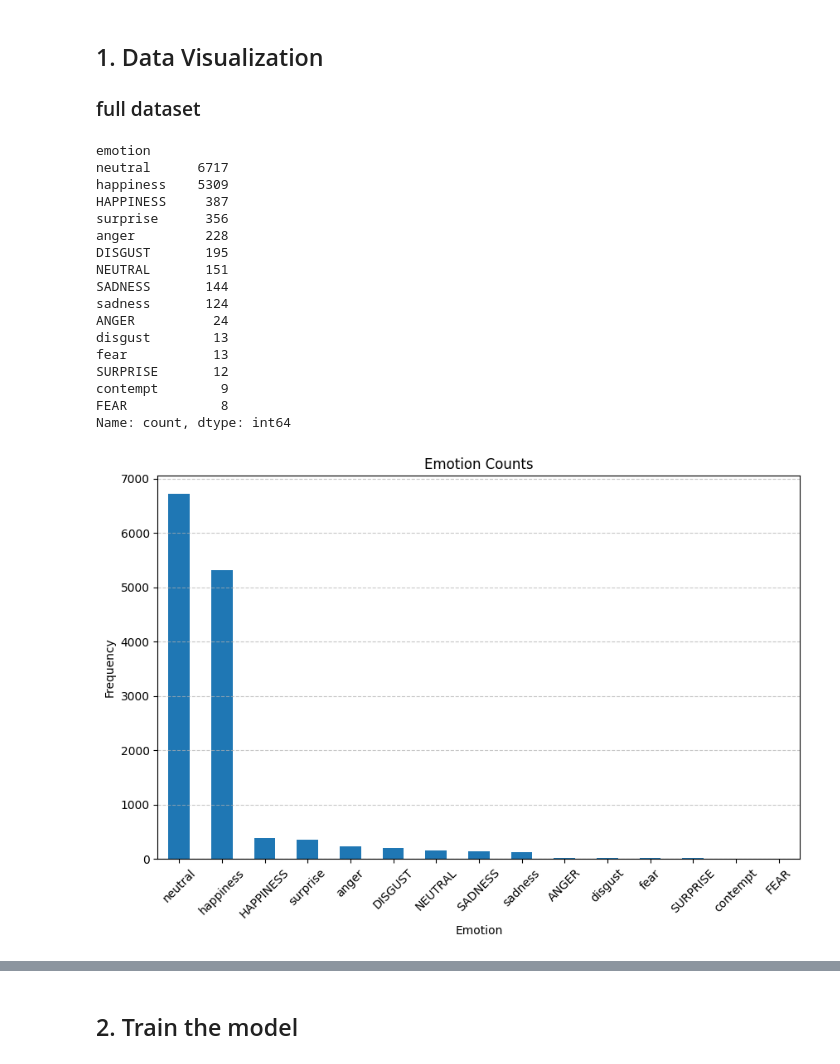
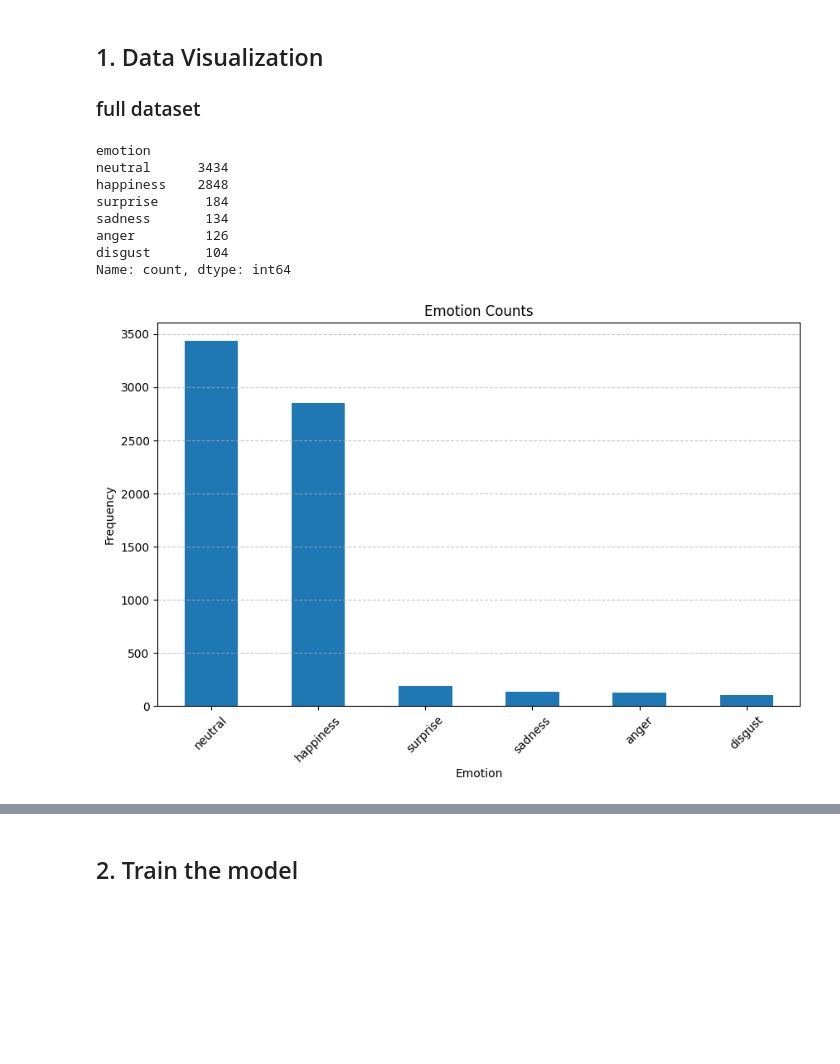
Before and after one commit to sajio1/facial_expressions, a Jupyter notebook: emotional_detection.ipynb, the cells around one changed output, grey strips where cells are left out. Drawn from its saved outputs; the diff is of its cells as text; code cells hidden in the pictures; blank space fills up the shorter version.

```diff
--- a/emotional_detection.ipynb
+++ b/emotional_detection.ipynb
@@ -4,38 +4,29 @@
 # %%
 import pandas as pd
 import matplotlib.pyplot as plt
 
 
-df = pd.read_csv('data\\legend.csv')
+df = pd.read_csv('data\\1over6_original.csv')
 
 emotion_counts = df['emotion'].value_counts()
 
 print(emotion_counts)
 
 plt.figure(figsize=(10, 6))
 emotion_counts.plot(kind='bar')
 plt.title('Emotion Counts')
 plt.xlabel('Emotion')
 plt.ylabel('Frequency')
 plt.xticks(rotation=45)
 plt.grid(axis='y', linestyle='--', alpha=0.7)
 plt.show()
 # %% [output]
 emotion
-neutral      6717
-happiness    5309
-HAPPINESS     387
-surprise      356
-anger         228
-DISGUST       195
-NEUTRAL       151
-SADNESS       144
-sadness       124
-ANGER          24
-disgust        13
-fear           13
-SURPRISE       12
-contempt        9
-FEAR            8
+neutral      3434
+happiness    2848
+surprise      184
+sadness       134
+anger         126
+disgust       104
 Name: count, dtype: int64
-[figure, old version]
+[figure, new version]
```
Also changed, not shown: parts of 9 cells of this notebook.
